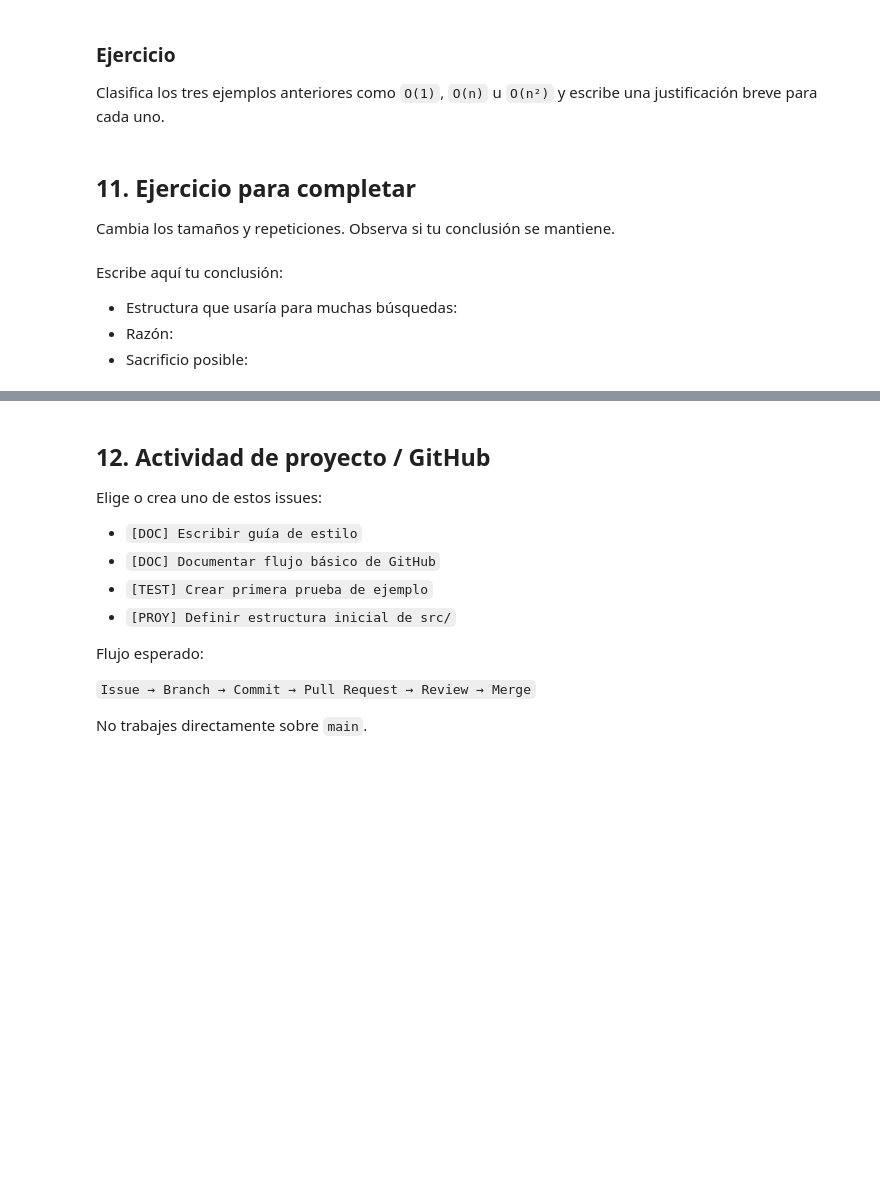
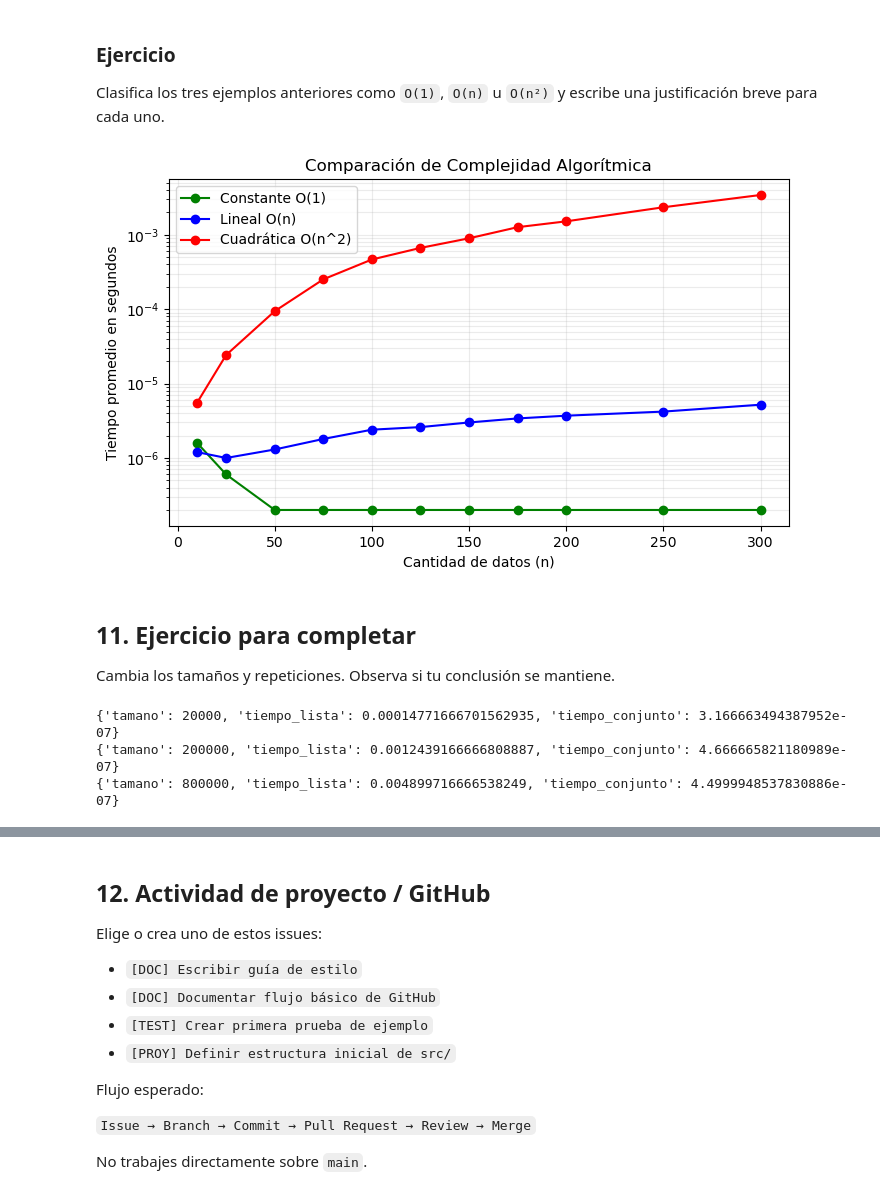
Before and after one commit to Estructuras-de-Datos-Verano/EstructurasDatos, a Jupyter notebook: clase_02/notebooks/clase_02_listas_sets_dicts.ipynb, the cells around one changed output, grey strips where cells are left out. Saved outputs shown, nothing was run; the diff lists cells and outputs as text; code cells hidden in the pictures; blank space fills up the shorter version.

```diff
--- a/clase_02/notebooks/clase_02_listas_sets_dicts.ipynb
+++ b/clase_02/notebooks/clase_02_listas_sets_dicts.ipynb
@@ -256,13 +332,51 @@ print(ejemplo_cuadratico(muestra[:60]))
 ### Ejercicio
 
 Clasifica los tres ejemplos anteriores como `O(1)`, `O(n)` u `O(n²)` y escribe una justificación breve para cada uno.
+# %%
+xs = [10, 25, 50, 75, 100, 125, 150, 175, 200, 250, 300]
+
+ys_constante = []
+ys_lineal = []
+ys_cuadratico = []
+
+for tamano in xs:
+    muestra = generar_datos(tamano)
+
+    inicio = time.perf_counter()
+    ejemplo_constante(muestra)
+    ys_constante.append(time.perf_counter() - inicio)
+
+    inicio = time.perf_counter()
+    ejemplo_lineal(muestra, -1) # -1 para forzar el peor caso
+    ys_lineal.append(time.perf_counter() - inicio)
+
+    inicio = time.perf_counter()
+    ejemplo_cuadratico(muestra)
+    ys_cuadratico.append(time.perf_counter() - inicio)
+
+plt.figure(figsize=(8, 4.5))
+
+plt.plot(xs, ys_constante, marker='o', label='Constante O(1)', color='green')
+plt.plot(xs, ys_lineal, marker='o', label='Lineal O(n)', color='blue')
+plt.plot(xs, ys_cuadratico, marker='o', label='Cuadrática O(n^2)', color='red')
+
+plt.xlabel('Cantidad de datos (n)')
+plt.ylabel('Tiempo promedio en segundos')
+plt.yscale('log')
+plt.title('Comparación de Complejidad Algorítmica')
+plt.grid(True, which='both', alpha=0.25)
+plt.legend()
+
+plt.show()
+# %% [output]
+[figure, added]
 # %% [markdown]
 ## 11. Ejercicio para completar
 
 Cambia los tamaños y repeticiones. Observa si tu conclusión se mantiene.
 # %%
 # Puedes modificar estos valores.
-tamanos_ejercicio = [2_000, 20_000, 80_000]
+tamanos_ejercicio = [20_000, 200_000, 800_000]
 repeticiones_ejercicio = 6
 
 resultados_ejercicio = comparar_busquedas_por_tamano(
@@ -272,9 +386,7 @@ resultados_ejercicio = comparar_busquedas_por_tamano(
 
 for fila in resultados_ejercicio:
     print(fila)
+# %% [output]
+{'tamano': 20000, 'tiempo_lista': 0.00014771666701562935, 'tiempo_conjunto': 3.166663494387952e-07}
+{'tamano': 200000, 'tiempo_lista': 0.0012439166666808887, 'tiempo_conjunto': 4.666665821180989e-07}
+{'tamano': 800000, 'tiempo_lista': 0.004899716666538249, 'tiempo_conjunto': 4.4999948537830886e-07}
-# %% [markdown]
-Escribe aquí tu conclusión:
-
-- Estructura que usaría para muchas búsquedas:
-- Razón:
-- Sacrificio posible:
```
Also changed, not shown: parts of 20 cells of this notebook.
